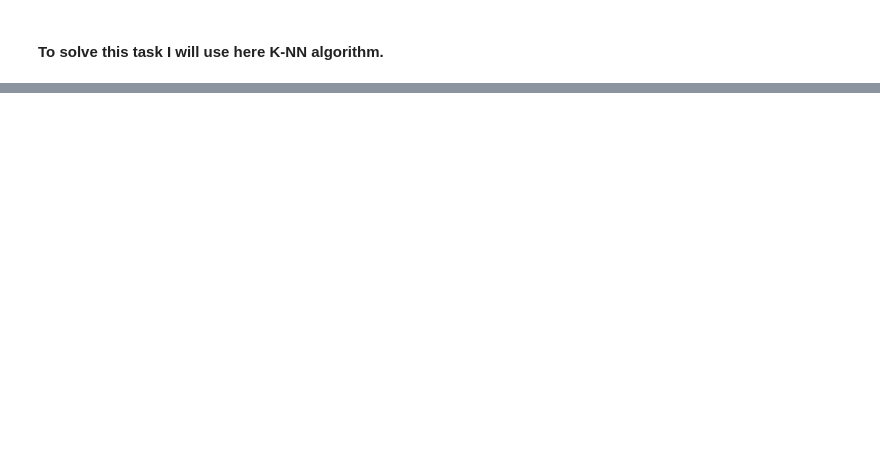
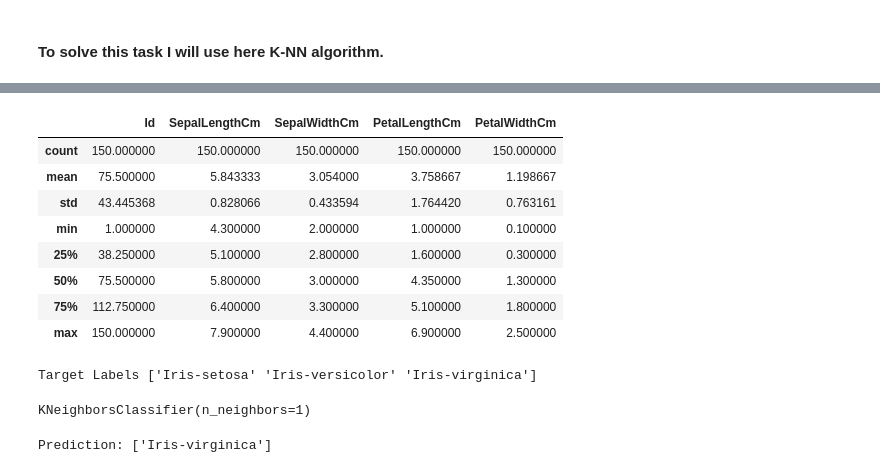
Before and after one commit to MrAkash920/flazetech_intern_datascience, a Jupyter notebook: IrisFlowerClassification.ipynb, the cells around one changed output, grey strips where cells are left out. Cells and saved outputs as stored; diff of their text form; code cells hidden in the pictures; blank space fills up the shorter version.

```diff
--- a/IrisFlowerClassification.ipynb
+++ b/IrisFlowerClassification.ipynb
@@ -10,3 +10,10 @@ Classification is a supervised machine learning method where the model tries to
 ![image.png](attachment:image.png)
 # %% [markdown]
 #### To solve this task I will use here K-NN algorithm.
+# %%
+# import library
+import numpy as np
+import matplotlib.pyplot as plt
+import pandas as pd
+# imp0ort dataset
+df = pd.read_csv("Iris.csv")
@@ -12,0 +29,18 @@ Classification is a supervised machine learning method where the model tries to
+# %%
+# descriptive information of the dataset
+df.describe()
+# %% [output]
+|  | Id | SepalLengthCm | SepalWidthCm | PetalLengthCm | PetalWidthCm |
+| count | 150.000000 | 150.000000 | 150.000000 | 150.000000 | 150.000000 |
+| mean | 75.500000 | 5.843333 | 3.054000 | 3.758667 | 1.198667 |
+| std | 43.445368 | 0.828066 | 0.433594 | 1.764420 | 0.763161 |
+| min | 1.000000 | 4.300000 | 2.000000 | 1.000000 | 0.100000 |
+| 25% | 38.250000 | 5.100000 | 2.800000 | 1.600000 | 0.300000 |
+| 50% | 75.500000 | 5.800000 | 3.000000 | 4.350000 | 1.300000 |
+| 75% | 112.750000 | 6.400000 | 3.300000 | 5.100000 | 1.800000 |
+| max | 150.000000 | 7.900000 | 4.400000 | 6.900000 | 2.500000 |
+# %%
+#Print taregt lebels (Which is species)
+print ("Target Labels" ,df["Species"].unique())
+# %% [output]
+Target Labels ['Iris-setosa' 'Iris-versicolor' 'Iris-virginica']
@@ -12,0 +52,32 @@ Classification is a supervised machine learning method where the model tries to
+# %%
+import numpy as np
+from sklearn.neighbors import KNeighborsClassifier
+
+# Assuming df is your DataFrame
+x = df.drop(["Id", "Species"], axis=1)  # Remove "Id" and "Species" columns
+y = df["Species"]
+
+from sklearn.model_selection import train_test_split
+
+x_train, x_test, y_train, y_test = train_test_split(x, y, test_size=0.2, random_state=0)
+
+knn = KNeighborsClassifier(n_neighbors=1)
+knn.fit(x_train, y_train)
+# %% [output]
+KNeighborsClassifier(n_neighbors=1)
+# %%
+# New set of features for prediction (excluding "Id")
+x_new = np.array([[10, 12, 14, 0.2]])
+
+# Provide feature names for the prediction array
+x_feature_names = x.columns
+x_new_named = np.array([x_new.flatten()], dtype=float, order="C")
+x_new_named = pd.DataFrame(x_new_named, columns=x_feature_names)
+
+# Make prediction
+pred = knn.predict(x_new_named)
+
+# Print the prediction
+print("Prediction: {}".format(pred))
+# %% [output]
+Prediction: ['Iris-virginica']
```
Also changed, not shown: parts of 2 cells of this notebook.
